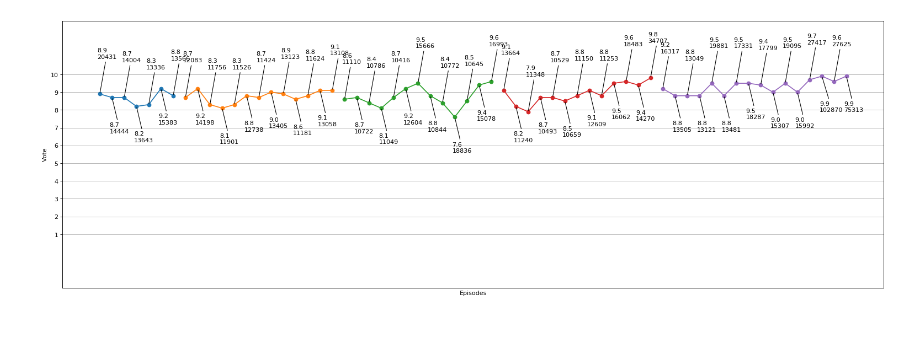
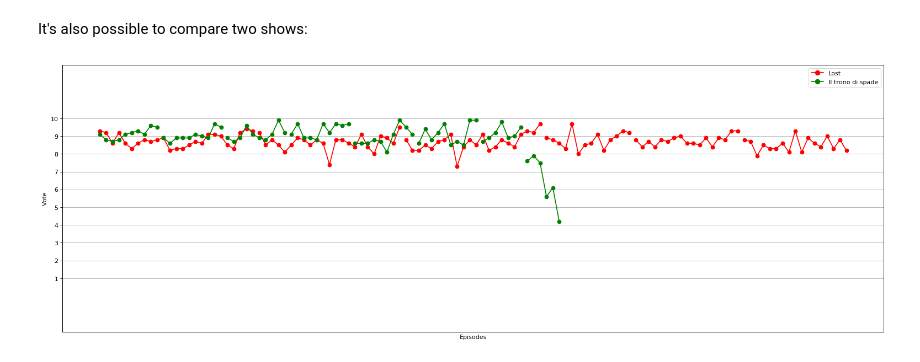
Before and after one commit to CarloDePieri/fp_imdb_scores, a Jupyter notebook: fp_imdb_scores.ipynb, the cells around one changed output. Drawn from its saved outputs; the diff is of its cells as text; code cells hidden in the pictures; blank space fills up the shorter version.

```diff
--- a/fp_imdb_scores.ipynb
+++ b/fp_imdb_scores.ipynb
@@ -47,4 +64,4 @@ def gather_show_data(imdb_id):
 # %%
-#got_data = gather_show_data("tt0944947")
+game_of_thrones_data = gather_show_data("tt0944947")
 breaking_bad_data = gather_show_data("tt0903747")
-#lost_data = gather_show_data("tt0411008")
+lost_data = gather_show_data("tt0411008")
@@ -113,6 +118,6 @@ def plot_shows(shows):
+# %% [markdown]
+It's also possible to compare two shows:
 # %%
-plot_shows([{'data': breaking_bad_data, 'color': None}])
-#plot_shows([{'data': got_data, 'color': None}])
-#plot_shows([{'data': breaking_bad_data, 'color': 'red'}, {'data': got_data, 'color': 'green'}])
+plot_shows([{'data': lost_data, 'color': 'red'}, {'data': game_of_thrones_data, 'color': 'green'}])
 # %% [output]
-[figure, old version]
+[figure, new version]
```
Also changed, not shown: parts of 15 cells of this notebook.
